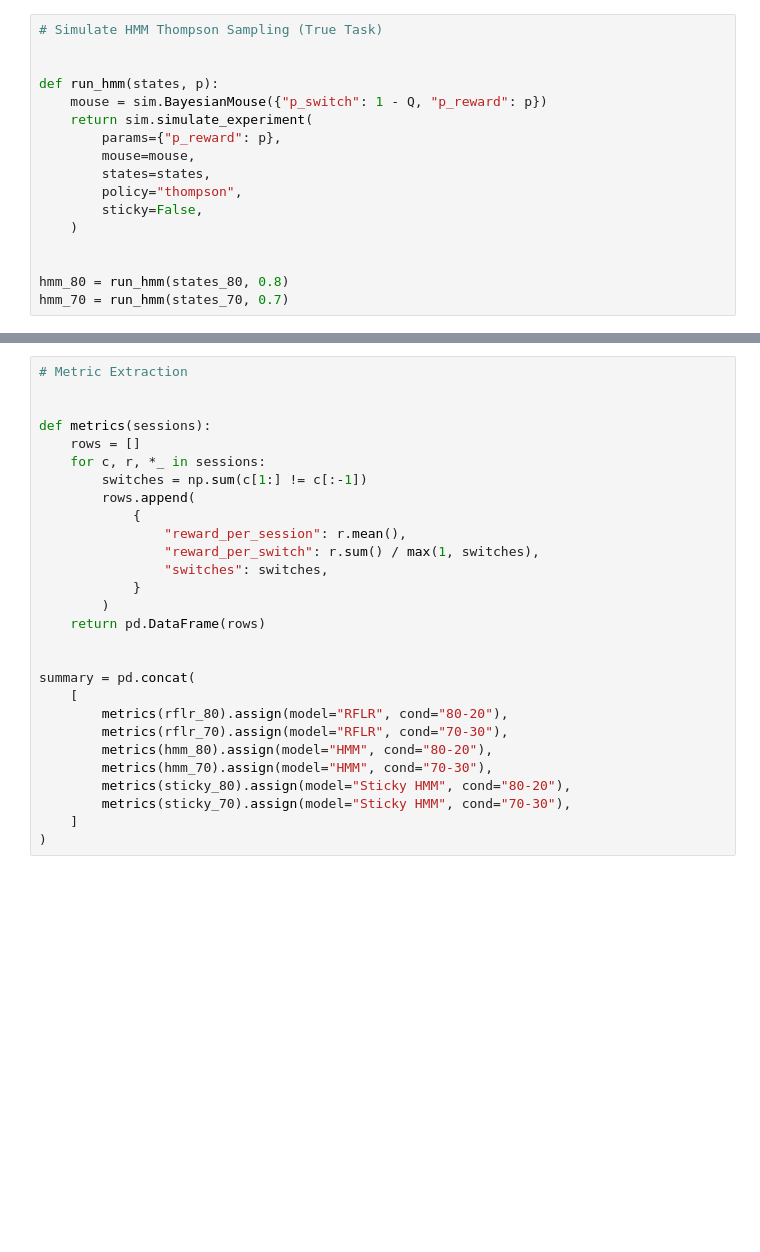
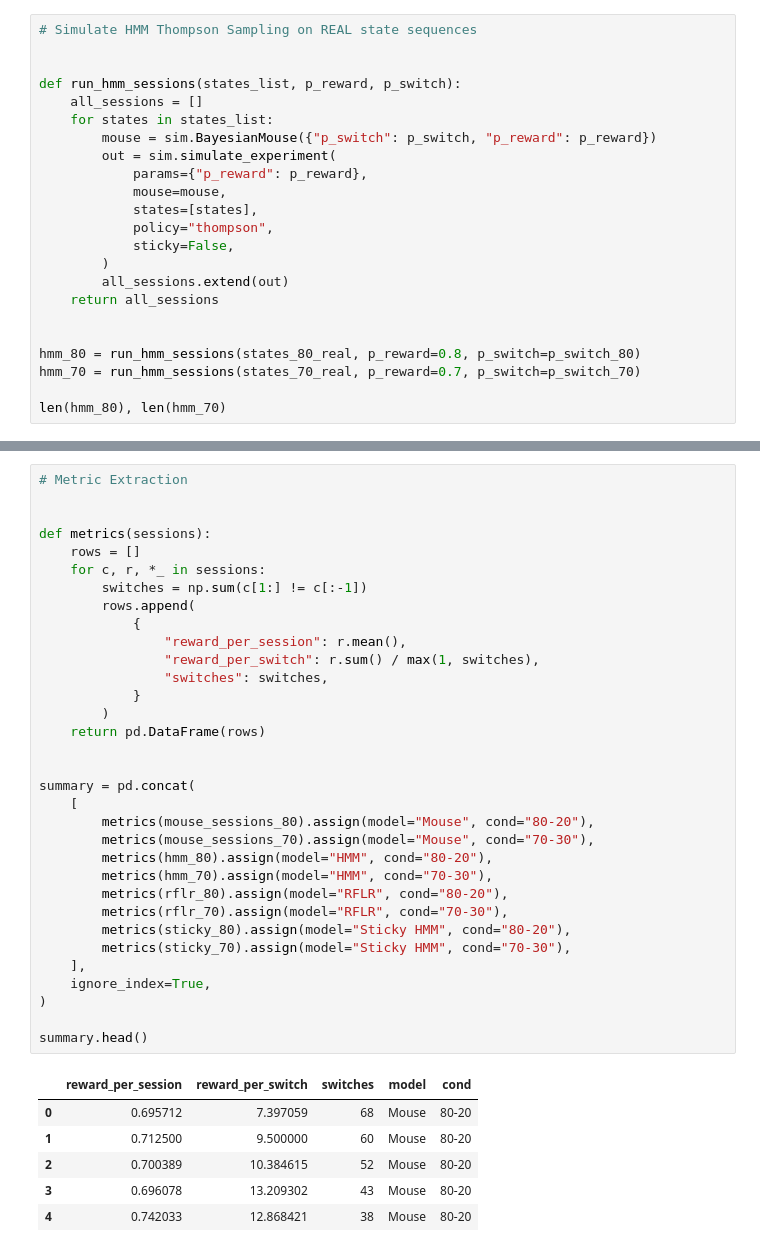
Before and after one commit to BobRice1/Stochastic-Switching-Bandits, a Jupyter notebook: Extensions/70-30extension.ipynb, the cells around one changed output, grey strips where cells are left out. Drawn from its saved outputs; the diff is of its cells as text; blank space fills up the shorter version.

```diff
--- a/Extensions/70-30extension.ipynb
+++ b/Extensions/70-30extension.ipynb
@@ -101,17 +184,23 @@ rflr_70 = run_rflr(states_70, 0.7)
 # %%
-# Simulate HMM Thompson Sampling (True Task)
+# Simulate HMM Thompson Sampling on REAL state sequences
 
 
-def run_hmm(states, p):
-    mouse = sim.BayesianMouse({"p_switch": 1 - Q, "p_reward": p})
-    return sim.simulate_experiment(
-        params={"p_reward": p},
-        mouse=mouse,
-        states=states,
-        policy="thompson",
-        sticky=False,
-    )
+def run_hmm_sessions(states_list, p_reward, p_switch):
+    all_sessions = []
+    for states in states_list:
+        mouse = sim.BayesianMouse({"p_switch": p_switch, "p_reward": p_reward})
+        out = sim.simulate_experiment(
+            params={"p_reward": p_reward},
+            mouse=mouse,
+            states=[states],
+            policy="thompson",
+            sticky=False,
+        )
+        all_sessions.extend(out)
+    return all_sessions
 
 
-hmm_80 = run_hmm(states_80, 0.8)
-hmm_70 = run_hmm(states_70, 0.7)
+hmm_80 = run_hmm_sessions(states_80_real, p_reward=0.8, p_switch=p_switch_80)
+hmm_70 = run_hmm_sessions(states_70_real, p_reward=0.7, p_switch=p_switch_70)
+
+len(hmm_80), len(hmm_70)
@@ -155,28 +256,40 @@ sticky_70 = sim.simulate_experiment(
 # %%
 # Metric Extraction
 
 
 def metrics(sessions):
     rows = []
     for c, r, *_ in sessions:
         switches = np.sum(c[1:] != c[:-1])
         rows.append(
             {
                 "reward_per_session": r.mean(),
                 "reward_per_switch": r.sum() / max(1, switches),
                 "switches": switches,
             }
         )
     return pd.DataFrame(rows)
 
 
 summary = pd.concat(
     [
+        metrics(mouse_sessions_80).assign(model="Mouse", cond="80-20"),
+        metrics(mouse_sessions_70).assign(model="Mouse", cond="70-30"),
+        metrics(hmm_80).assign(model="HMM", cond="80-20"),
+        metrics(hmm_70).assign(model="HMM", cond="70-30"),
         metrics(rflr_80).assign(model="RFLR", cond="80-20"),
         metrics(rflr_70).assign(model="RFLR", cond="70-30"),
-        metrics(hmm_80).assign(model="HMM", cond="80-20"),
-        metrics(hmm_70).assign(model="HMM", cond="70-30"),
         metrics(sticky_80).assign(model="Sticky HMM", cond="80-20"),
         metrics(sticky_70).assign(model="Sticky HMM", cond="70-30"),
-    ]
+    ],
+    ignore_index=True,
 )
+
+summary.head()
+# %% [output]
+|  | reward_per_session | reward_per_switch | switches | model | cond |
+| 0 | 0.695712 | 7.397059 | 68 | Mouse | 80-20 |
+| 1 | 0.712500 | 9.500000 | 60 | Mouse | 80-20 |
+| 2 | 0.700389 | 10.384615 | 52 | Mouse | 80-20 |
+| 3 | 0.696078 | 13.209302 | 43 | Mouse | 80-20 |
+| 4 | 0.742033 | 12.868421 | 38 | Mouse | 80-20 |
```
Also changed, not shown: parts of 18 cells of this notebook, 11 other files.
